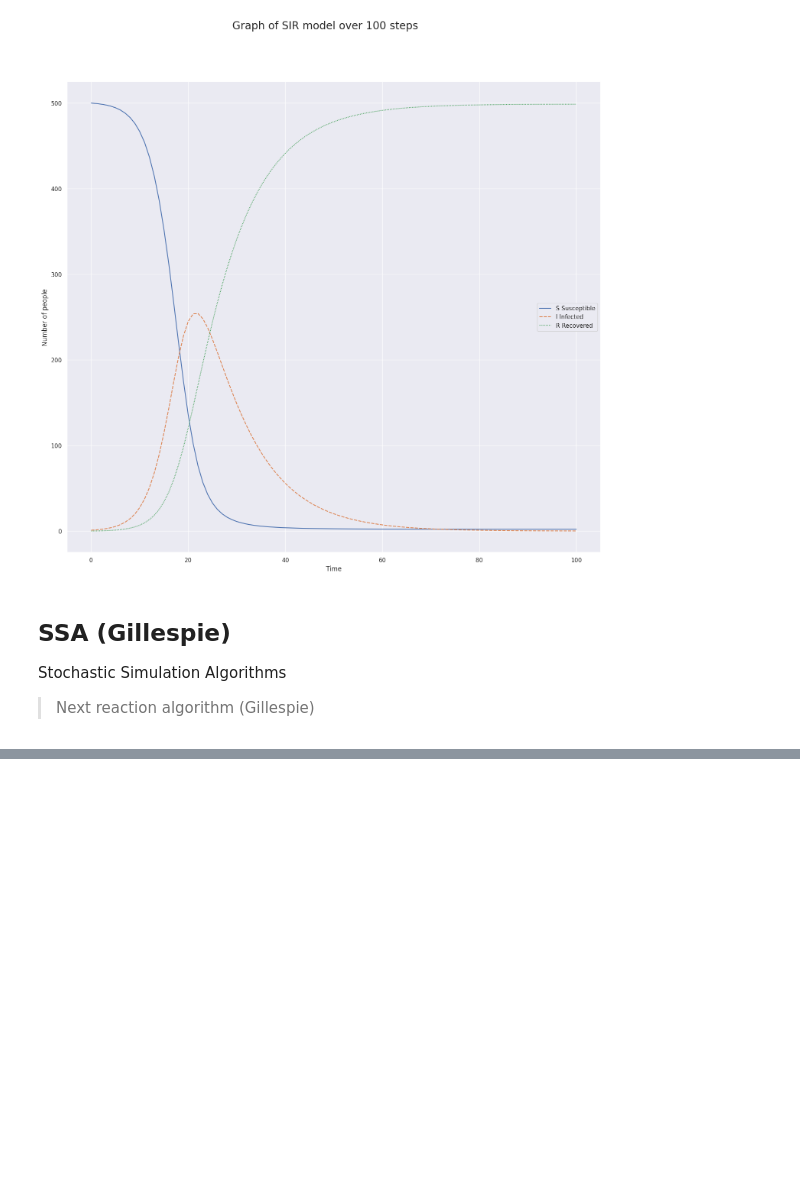
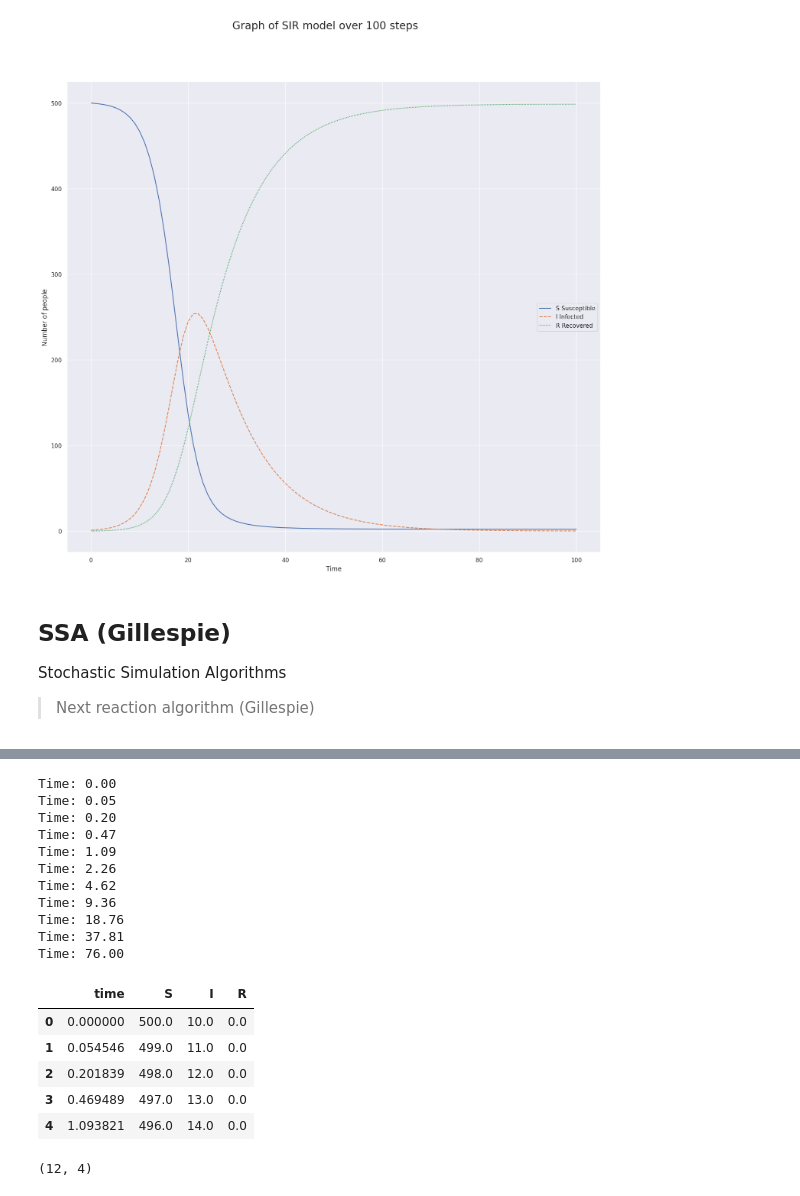
Before and after one commit to 0nyr/epidemic_sim, a Jupyter notebook: src/sim.ipynb, the cells around one changed output, grey strips where cells are left out. Cells and saved outputs as stored; diff of their text form; code cells hidden in the pictures; blank space fills up the shorter version.

```diff
--- a/src/sim.ipynb
+++ b/src/sim.ipynb
@@ -84,0 +118,77 @@ Stochastic Simulation Algorithms
+# %%
+# empty df except first row
+df = df.iloc[0:1]
+
+def G(p1, p2, p):
+    # choose next reaction
+    r = np.random.rand()
+
+    # return selected reaction
+    if r < p1/p:
+        return Reactions.NEW_INFECTED
+    else:
+        return Reactions.NEW_RECOVERED
+
+# run simulation
+time = 0
+while time < max_time:
+    # get last row of df
+    last_step_row = df.iloc[len(df.index) - 1]
+
+    # get values of last row
+    S = last_step_row['S']
+    I = last_step_row['I']
+    R = last_step_row['R']
+
+    # compute each reaction propensity
+    p1 = P1(S, I)
+    p2 = P2(I)
+
+    # compute total propensity
+    p = p1 + p2
+
+    # compute time to next reaction
+    delta_t = time - np.log(np.random.rand())/p
+
+    selected_reaction = G(p1, p2, p)
+
+    # update model
+    if selected_reaction == Reactions.NEW_INFECTED:
+        # S+I -beta-> I+I
+        new_S = S - 1
+        new_I = I + 1
+        new_R = R
+    elif selected_reaction == Reactions.NEW_RECOVERED:
+        # I -gamma-> R
+        new_S = S
+        new_I = I - 1
+        new_R = R + 1
+
+    # update time
+    print(f"Time: {time:.2f} ")
+    time += delta_t
+
+    # save new row
+    df.loc[len(df.index)] = [time, new_S, new_I, new_R]
+
+display(df.head(5))
+print(df.shape)
+# %% [output]
+Time: 0.00
+Time: 0.05
+Time: 0.20
+Time: 0.47
+Time: 1.09
+Time: 2.26
+Time: 4.62
+Time: 9.36
+Time: 18.76
+Time: 37.81
+Time: 76.00
+|  | time | S | I | R |
+| 0 | 0.000000 | 500.0 | 10.0 | 0.0 |
+| 1 | 0.054546 | 499.0 | 11.0 | 0.0 |
+| 2 | 0.201839 | 498.0 | 12.0 | 0.0 |
+| 3 | 0.469489 | 497.0 | 13.0 | 0.0 |
+| 4 | 1.093821 | 496.0 | 14.0 | 0.0 |
+(12, 4)
```
Also changed, not shown: parts of 3 cells of this notebook.
